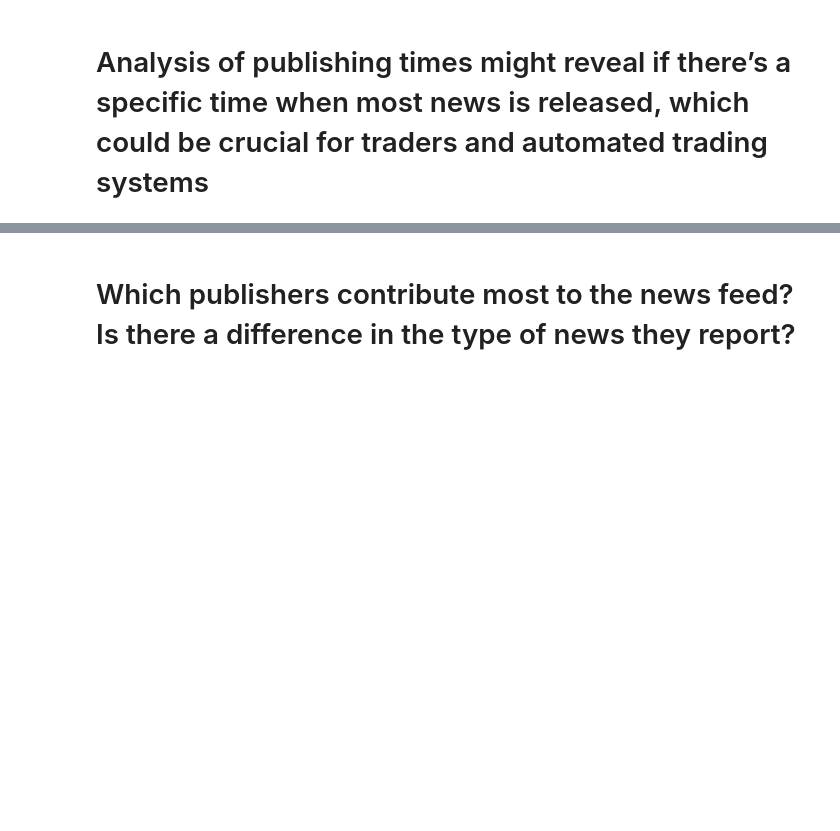
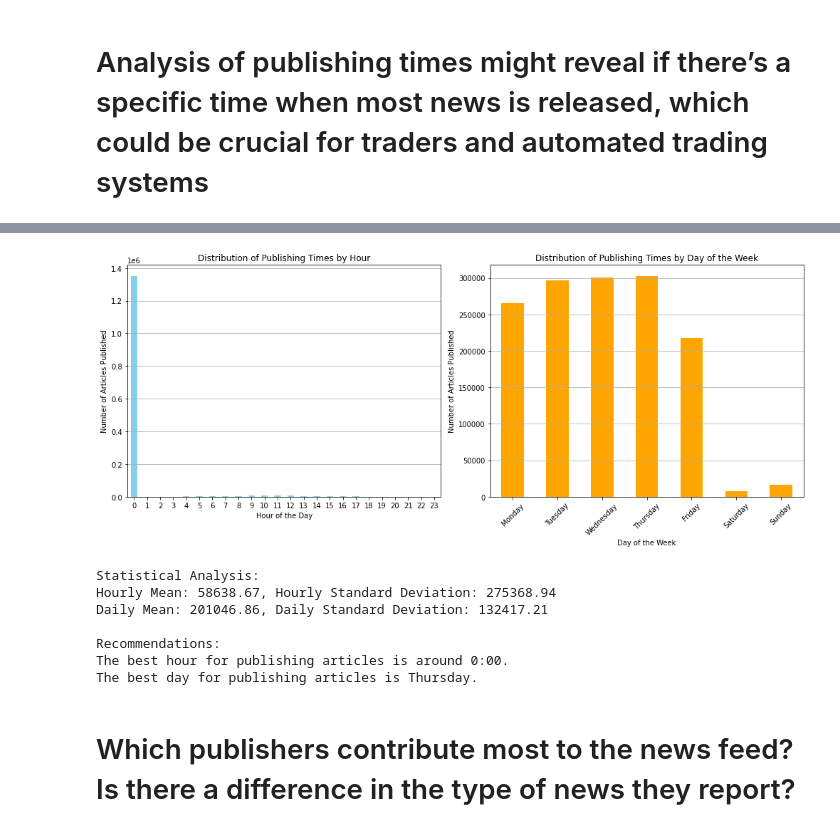
Before and after one commit to Yaadee/Finance_Data_Analysis, a Jupyter notebook: notebooks/Financial_EDA.ipynb, the cells around one changed output, grey strips where cells are left out. Saved outputs shown, nothing was run; the diff lists cells and outputs as text; code cells hidden in the pictures; blank space fills up the shorter version.

```diff
--- a/notebooks/Financial_EDA.ipynb
+++ b/notebooks/Financial_EDA.ipynb
@@ -205,23 +350,65 @@ plt.show()
 # %%
-# with a column named 'date' containing the publication dates.
 
 # Convert the 'date' column to datetime format
+df['date'] = pd.to_datetime(df['date'],format='ISO8601')
 
-# Extract the hour of the day from the 'date' column
+# Extract the day of the week and hour of the day from the 'date' column
+df['day_of_week'] = df['date'].dt.day_name()
 df['hour'] = df['date'].dt.hour
 
-# Count the number of articles published during each hour
+# Count the number of articles published during each hour and day of the week
 article_count_by_hour = df.groupby('hour').size()
+article_count_by_day = df.groupby('day_of_week').size()
 
-# Plot the distribution of publishing times
-plt.figure(figsize=(10, 6))
-article_count_by_hour.plot(kind='bar')
-plt.title('Distribution of Publishing Times')
+# Plot the distribution of publishing times by hour
+plt.figure(figsize=(14, 6))
+plt.subplot(1, 2, 1)
+article_count_by_hour.plot(kind='bar', color='skyblue')
+plt.title('Distribution of Publishing Times by Hour')
 plt.xlabel('Hour of the Day')
 plt.ylabel('Number of Articles Published')
-plt.xticks(range(24), rotation=0)
+plt.xticks(rotation=0)
 plt.grid(axis='y')
+
+# Plot the distribution of publishing times by day of the week
+plt.subplot(1, 2, 2)
+article_count_by_day[['Monday', 'Tuesday', 'Wednesday', 'Thursday', 'Friday', 'Saturday', 'Sunday']].plot(kind='bar', color='orange')
+plt.title('Distribution of Publishing Times by Day of the Week')
+plt.xlabel('Day of the Week')
+plt.ylabel('Number of Articles Published')
+plt.xticks(rotation=45)
+plt.grid(axis='y')
+
+plt.tight_layout()
 plt.show()
+
+# Statistical analysis
+hourly_mean = article_count_by_hour.mean()
+hourly_std = article_count_by_hour.std()
+
+daily_mean = article_count_by_day.mean()
+daily_std = article_count_by_day.std()
+
+# Recommendations
+optimal_hour = article_count_by_hour.idxmax()
+optimal_day = article_count_by_day.idxmax()
+
+print("Statistical Analysis:")
+print(f"Hourly Mean: {hourly_mean:.2f}, Hourly Standard Deviation: {hourly_std:.2f}")
+print(f"Daily Mean: {daily_mean:.2f}, Daily Standard Deviation: {daily_std:.2f}")
+
+print("\nRecommendations:")
+print(f"The best hour for publishing articles is around {optimal_hour}:00.")
+print(f"The best day for publishing articles is {optimal_day}.")
+# %% [output]
+[figure, added]
+Statistical Analysis:
+Hourly Mean: 58638.67, Hourly Standard Deviation: 275368.94
+Daily Mean: 201046.86, Daily Standard Deviation: 132417.21
+
+Recommendations:
+The best hour for publishing articles is around 0:00.
+The best day for publishing articles is Thursday.
 # %% [markdown]
 # Which publishers contribute most to the news feed? Is there a difference in the type of news they report?
 # %% [markdown]
```
Also changed, not shown: parts of 22 cells of this notebook.
